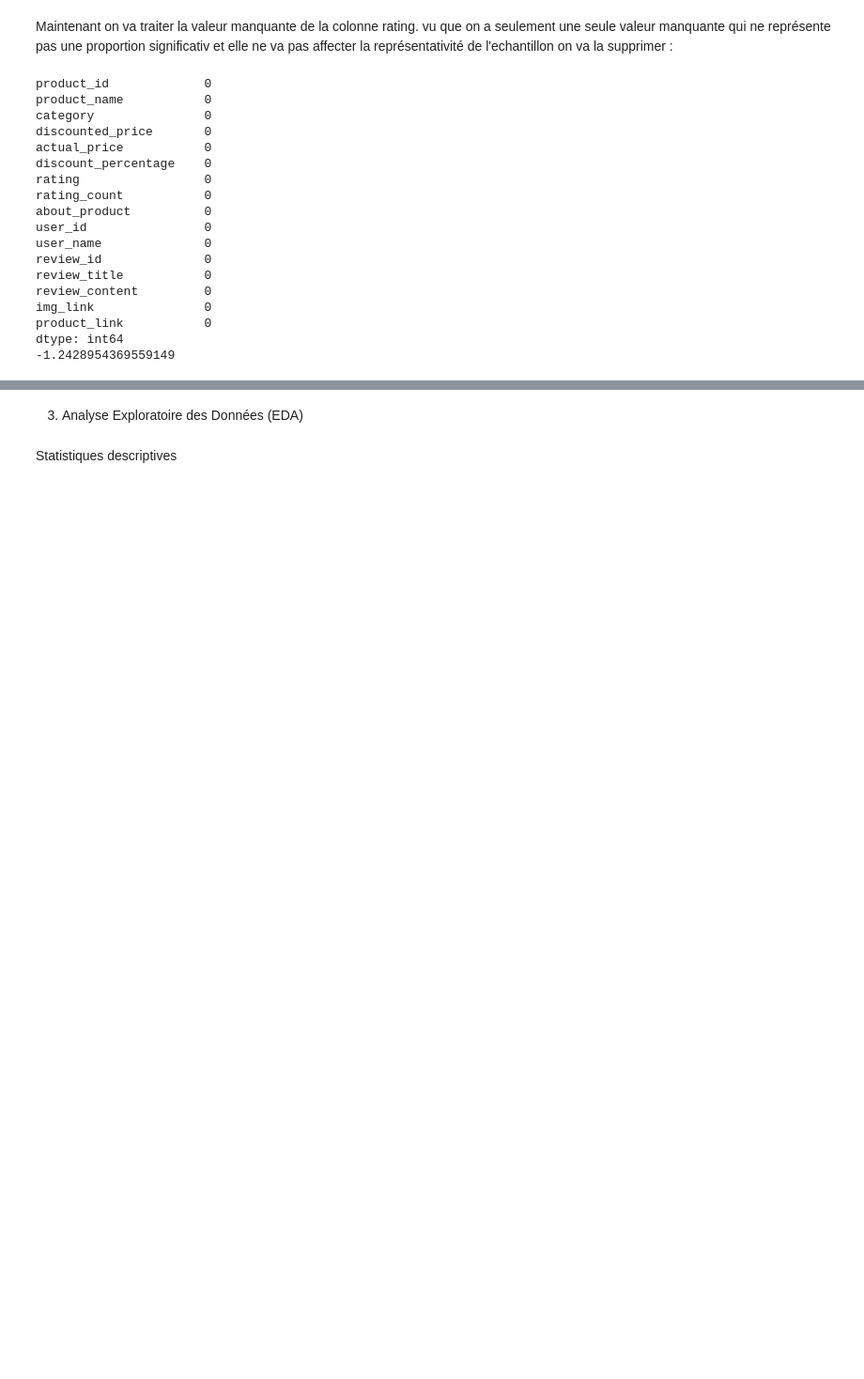
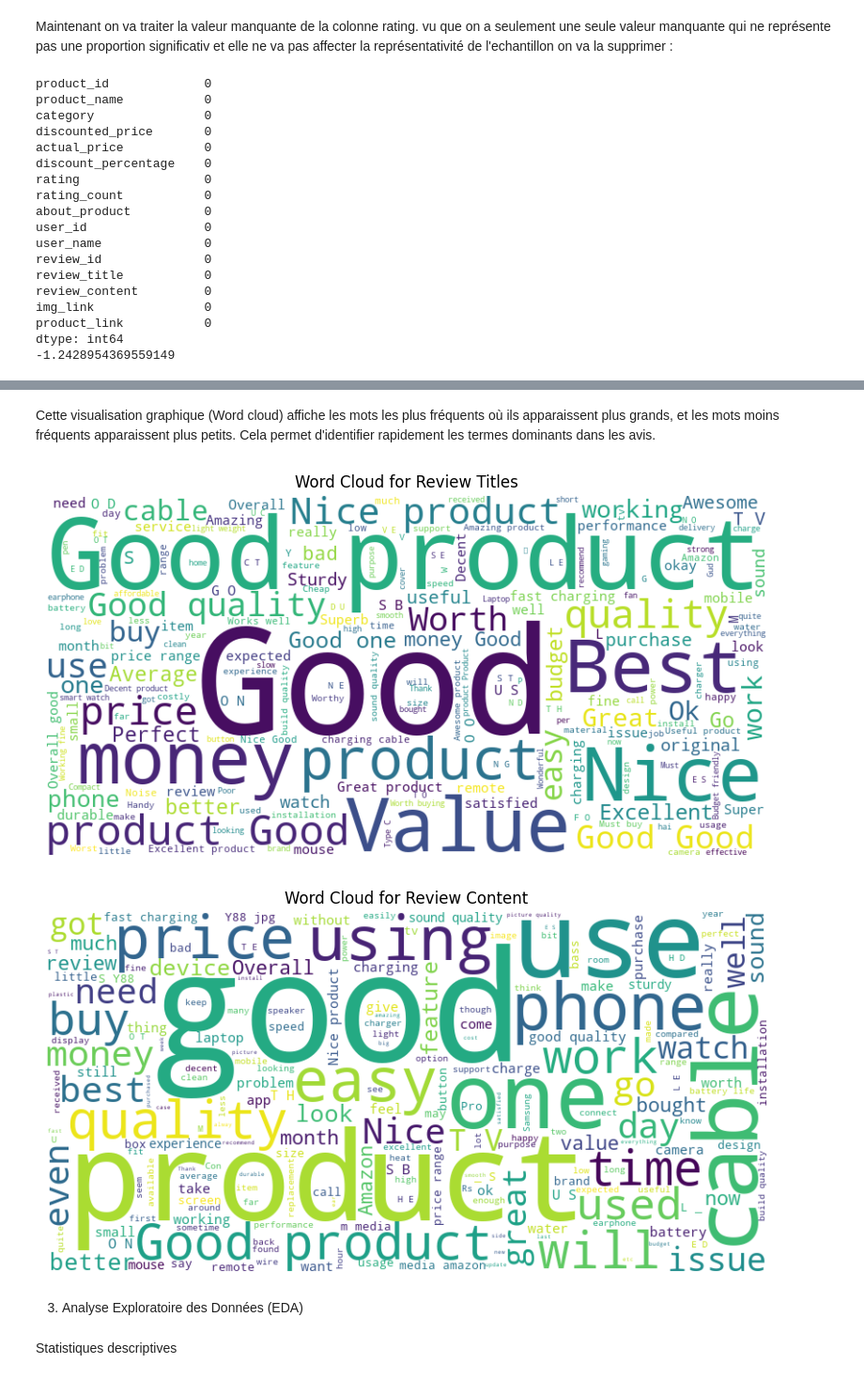
Before and after one commit to mariembahri21/Amazon_sales, a Jupyter notebook: Projet_DataScience.ipynb, the cells around one changed output, grey strips where cells are left out. Shown at 94% size. Drawn from its saved outputs; the diff is of its cells as text; code cells hidden in the pictures; blank space fills up the shorter version.

Commit message:
reviews cleaning

```diff
--- a/Projet_DataScience.ipynb
+++ b/Projet_DataScience.ipynb
@@ -183,0 +198,3 @@ Maintenant on une Dataset clean sans valeur null et sans duplicats prete a etre
+# %%
+df['review_title'] = df['review_title'].str.replace(',', '')
+df['review_content'] = df['review_content'].str.replace(',', '')
@@ -183,0 +305,23 @@ Maintenant on une Dataset clean sans valeur null et sans duplicats prete a etre
+# %%
+from sklearn.feature_extraction.text import CountVectorizer
+
+# Joindre les listes de mots en chaînes de caractères
+df['joined_review_title'] = df['cleaned_review_title'].apply(lambda x: ' '.join(x))
+df['joined_review_content'] = df['cleaned_review_content'].apply(lambda x: ' '.join(x))
+
+# Créer une instance de CountVectorizer
+count_vectorizer = CountVectorizer(max_features=30)
+
+# Vectoriser les deux colonnes
+word_count_title = count_vectorizer.fit_transform(df['joined_review_title'])
+feature_names_title = count_vectorizer.get_feature_names_out()
+
+word_count_content = count_vectorizer.fit_transform(df['joined_review_content'])
+feature_names_content = count_vectorizer.get_feature_names_out()
+
+# Afficher les termes les plus fréquents
+print("Most frequent words in review titles:")
+print(feature_names_title)
+
+print("\nMost frequent words in review content:")
+print(feature_names_content)
@@ -184,3 +340,27 @@ Maintenant on une Dataset clean sans valeur null et sans duplicats prete a etre
+# %% [markdown]
+Cette visualisation graphique (Word cloud) affiche les mots les plus fréquents où ils apparaissent plus grands, et les mots moins fréquents apparaissent plus petits. Cela permet d'identifier rapidement les termes dominants dans les avis.
+# %%
+from wordcloud import WordCloud
+import matplotlib.pyplot as plt
+
+# Nuage de mots pour 'review_title'
+wordcloud_title = WordCloud(width=800, height=400, background_color='white').generate(' '.join(df['review_title']))
+plt.figure(figsize=(10, 5))
+plt.imshow(wordcloud_title, interpolation='bilinear')
+plt.axis('off')
+plt.title('Word Cloud for Review Titles')
+plt.show()
+
+# Nuage de mots pour 'review_content'
+wordcloud_content = WordCloud(width=800, height=400, background_color='white').generate(' '.join(df['review_content']))
+plt.figure(figsize=(10, 5))
+plt.imshow(wordcloud_content, interpolation='bilinear')
+plt.axis('off')
+plt.title('Word Cloud for Review Content')
+plt.show()
+# %% [output]
+[figure, added]
+[figure, added]
 # %% [markdown]
 3) Analyse Exploratoire des Données (EDA)
 # %% [markdown]
```
Also changed, not shown: parts of 22 cells of this notebook.
